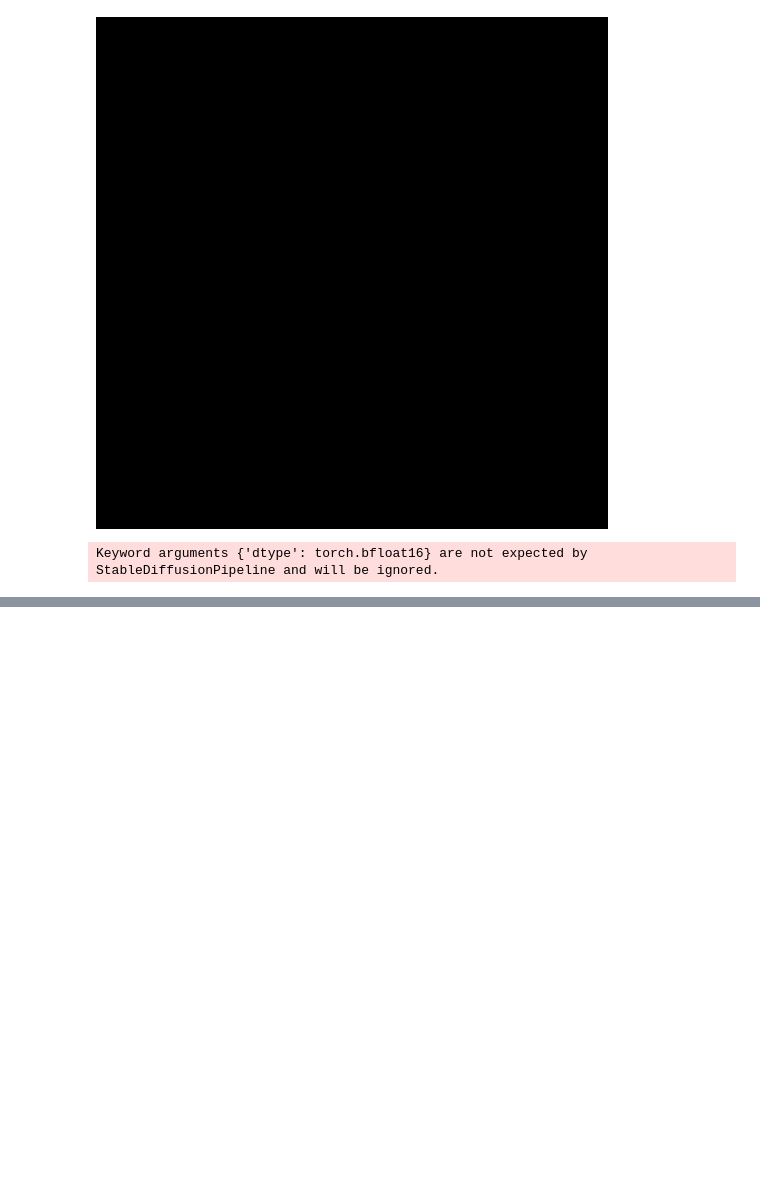
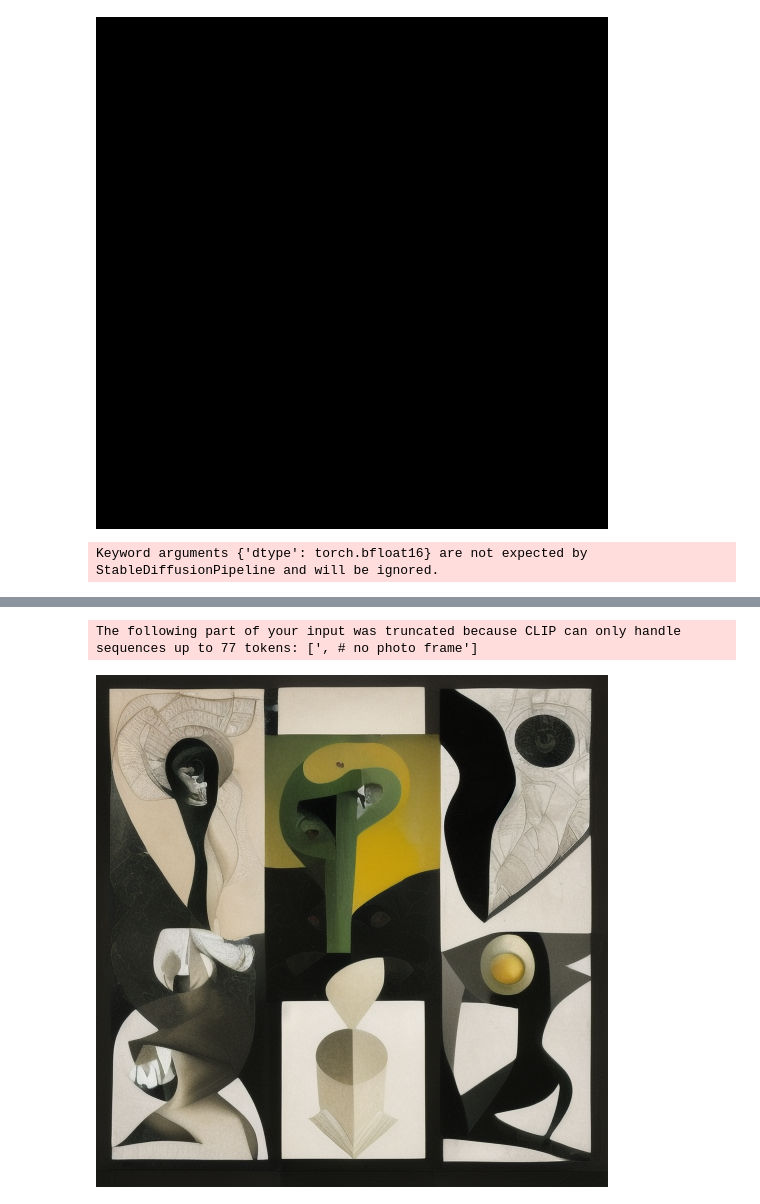
Before and after one commit to leahiscoding/CART498, a Jupyter notebook: Assignment1.ipynb, the cells around one changed output, grey strips where cells are left out. Cells and saved outputs as stored; diff of their text form; code cells hidden in the pictures; blank space fills up the shorter version.

```diff
--- a/Assignment1.ipynb
+++ b/Assignment1.ipynb
@@ -65,10 +59,14 @@ pipe = DiffusionPipeline.from_pretrained(model_id,
 # %%
-prompt = "A surrealist, generative, absurdist, and abstract image inspired by DADA using human body parts \
-# photomontage (collage-style) of a 19-21th-century art \
+prompt = "A surrealist, generative, absurdist, and abstract photo inspired by DADA movement using human body parts \
+# photomontage (collage-style) of a 19 to 20th-century art \
 # Must include visible scissor-cut or collage edges texture within the photo, Max Ernst style \
 # Inspired by Kharms and Kafka's novel \
 # Artwork only in one photo, \
 # No photo frame "
 
 
+
 pipe(prompt).images[0]
+# %% [output]
+The following part of your input was truncated because CLIP can only handle sequences up to 77 tokens: [', # no photo frame']
+[figure, added]
```
Also changed, not shown: parts of 5 cells of this notebook.
